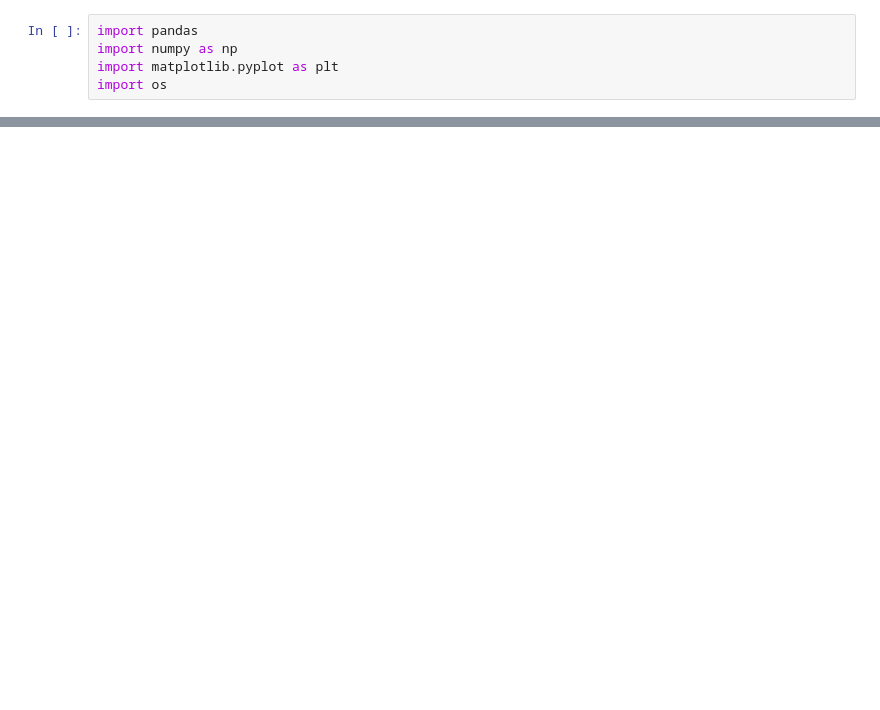
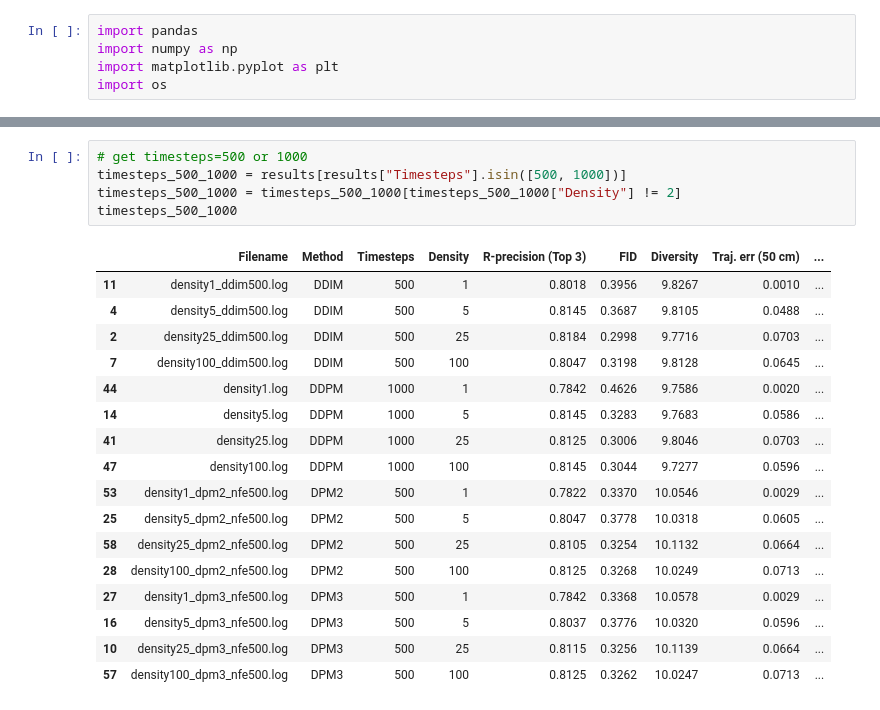
Before and after one commit to jiayng01/OmniControl, a Jupyter notebook: analysis.ipynb, the cells around one changed output, grey strips where cells are left out. Drawn from its saved outputs; the diff is of its cells as text; blank space fills up the shorter version.

```diff
--- a/analysis.ipynb
+++ b/analysis.ipynb
@@ -21,0 +156,23 @@ results
+# %%
+# get timesteps=500 or 1000
+timesteps_500_1000 = results[results["Timesteps"].isin([500, 1000])]
+timesteps_500_1000 = timesteps_500_1000[timesteps_500_1000["Density"] != 2]
+timesteps_500_1000
+# %% [output]
+|  | Filename | Method | Timesteps | Density | R-precision (Top 3) | FID | Diversity | Traj. err (50 cm) | ... |
+| 11 | density1_ddim500.log | DDIM | 500 | 1 | 0.8018 | 0.3956 | 9.8267 | 0.0010 | ... |
+| 4 | density5_ddim500.log | DDIM | 500 | 5 | 0.8145 | 0.3687 | 9.8105 | 0.0488 | ... |
+| 2 | density25_ddim500.log | DDIM | 500 | 25 | 0.8184 | 0.2998 | 9.7716 | 0.0703 | ... |
+| 7 | density100_ddim500.log | DDIM | 500 | 100 | 0.8047 | 0.3198 | 9.8128 | 0.0645 | ... |
+| 44 | density1.log | DDPM | 1000 | 1 | 0.7842 | 0.4626 | 9.7586 | 0.0020 | ... |
+| 14 | density5.log | DDPM | 1000 | 5 | 0.8145 | 0.3283 | 9.7683 | 0.0586 | ... |
+| 41 | density25.log | DDPM | 1000 | 25 | 0.8125 | 0.3006 | 9.8046 | 0.0703 | ... |
+| 47 | density100.log | DDPM | 1000 | 100 | 0.8145 | 0.3044 | 9.7277 | 0.0596 | ... |
+| 53 | density1_dpm2_nfe500.log | DPM2 | 500 | 1 | 0.7822 | 0.3370 | 10.0546 | 0.0029 | ... |
+| 25 | density5_dpm2_nfe500.log | DPM2 | 500 | 5 | 0.8047 | 0.3778 | 10.0318 | 0.0605 | ... |
+| 58 | density25_dpm2_nfe500.log | DPM2 | 500 | 25 | 0.8105 | 0.3254 | 10.1132 | 0.0664 | ... |
+| 28 | density100_dpm2_nfe500.log | DPM2 | 500 | 100 | 0.8125 | 0.3268 | 10.0249 | 0.0713 | ... |
+| 27 | density1_dpm3_nfe500.log | DPM3 | 500 | 1 | 0.7842 | 0.3368 | 10.0578 | 0.0029 | ... |
+| 16 | density5_dpm3_nfe500.log | DPM3 | 500 | 5 | 0.8037 | 0.3776 | 10.0320 | 0.0596 | ... |
+| 10 | density25_dpm3_nfe500.log | DPM3 | 500 | 25 | 0.8115 | 0.3256 | 10.1139 | 0.0664 | ... |
+| 57 | density100_dpm3_nfe500.log | DPM3 | 500 | 100 | 0.8125 | 0.3262 | 10.0247 | 0.0713 | ... |
```
Also changed, not shown: parts of 30 cells of this notebook, 2 other files.
